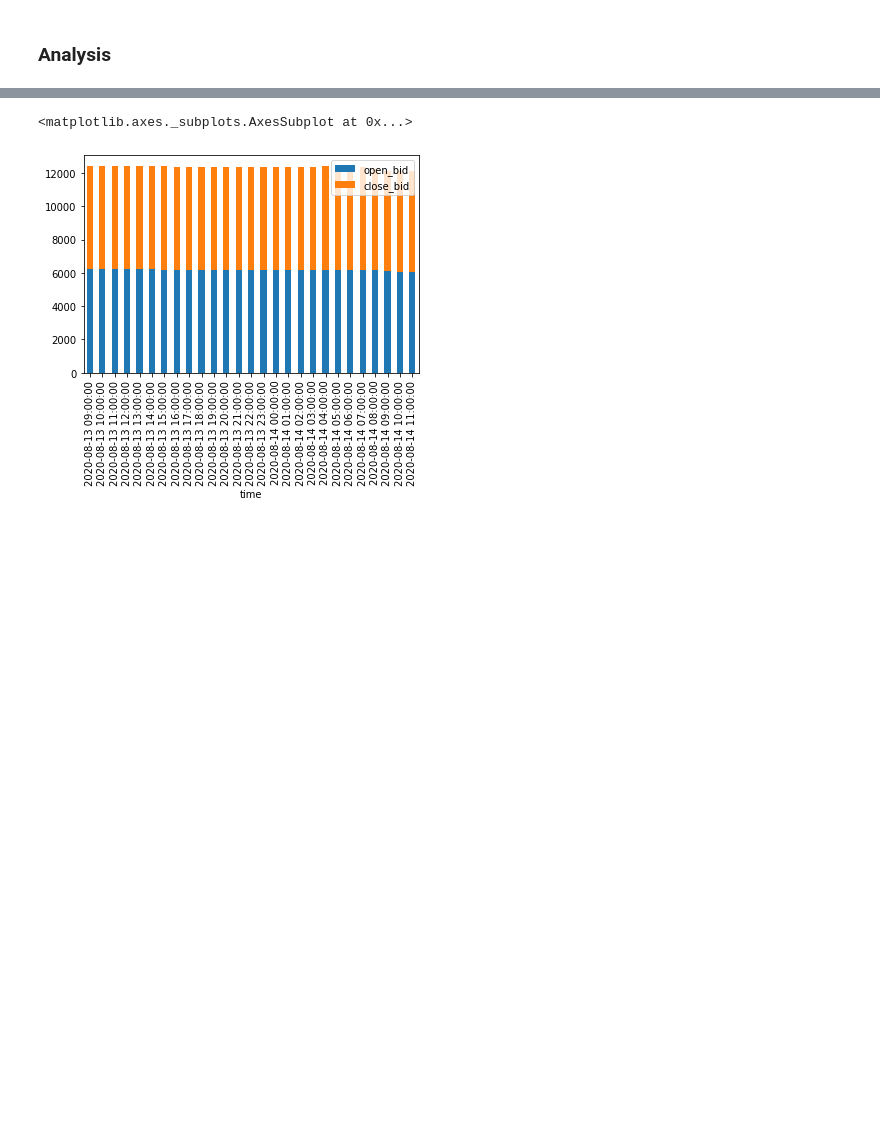
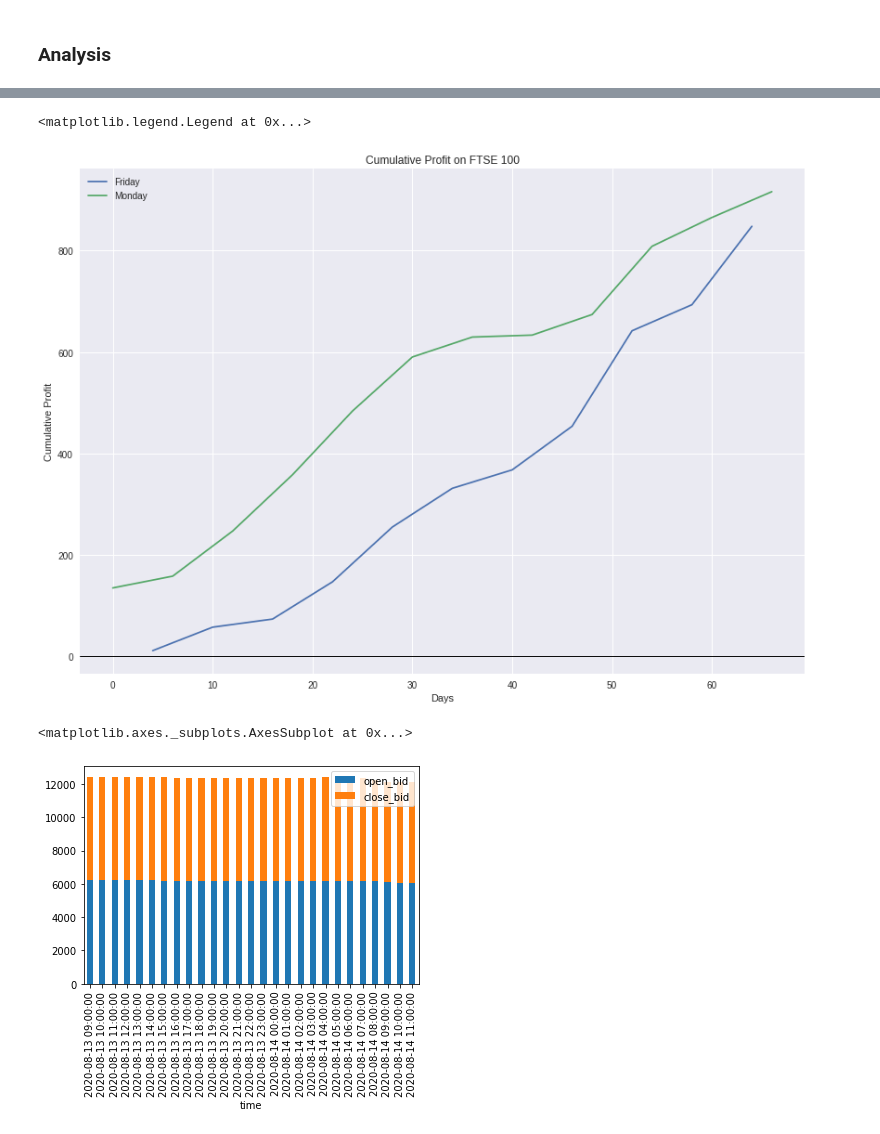
Before and after one commit to generatom/stocks, a Jupyter notebook: stocks.ipynb, the cells around one changed output, grey strips where cells are left out. Cells and saved outputs as stored; diff of their text form; code cells hidden in the pictures; blank space fills up the shorter version.

Commit message:
Analysis of theoretical maximum profits

```diff
--- a/stocks.ipynb
+++ b/stocks.ipynb
@@ -6,6 +6,9 @@ import pandas as pd
 from matplotlib import pyplot as plt
 import ig
 import datetime as dt
+# %%
+plt.style.use('seaborn')
+graph_size=(14,10)
 # %% [markdown]
 ## API Setup
 # %%
@@ -146,0 +98,8 @@ df = df[new]
+# %%
+prices['buy_profit'] = prices.close_bid - prices.open_ask
+prices['buy_stop'] = prices.low_bid - prices.open_ask
+prices['buy_limit'] = prices.high_bid - prices.open_ask
+prices['sell_profit'] = -(prices.close_ask - prices.open_bid)
+prices['sell_stop'] = prices.high_ask - prices.open_bid
+prices['sell_limit'] = prices.low_ask - prices.open_bid
+prices
@@ -147,6 +120,16 @@ df = df[new]
 # %%
-prices[(prices.time.dt.weekday == 0) | (prices.time.dt.weekday == 4)]
-prices.to_pickle('prices.pkl')
+mondays = prices[(prices.time.dt.weekday == 0)]
+fridays = prices[(prices.time.dt.weekday == 4)]
+# %%
+ax = (-fridays.sell_limit).cumsum().plot(figsize=graph_size, legend=True, title='Cumulative Profit on FTSE 100')
+ax = mondays.buy_limit.cumsum().plot(figsize=graph_size, legend=True)
+ax.set_xlabel('Days')
+ax.set_ylabel('Cumulative Profit')
+ax.axhline(y=0, color='k', linewidth=1)
+ax.legend(['Friday', 'Monday'])
+# %% [output]
+<matplotlib.legend.Legend at 0x...>
+[figure, added]
 # %%
 df.set_index('time')[['open_bid', 'close_bid']].plot.bar(stacked=True)
 # %% [output]
```
Also changed, not shown: parts of 4 cells of this notebook.
